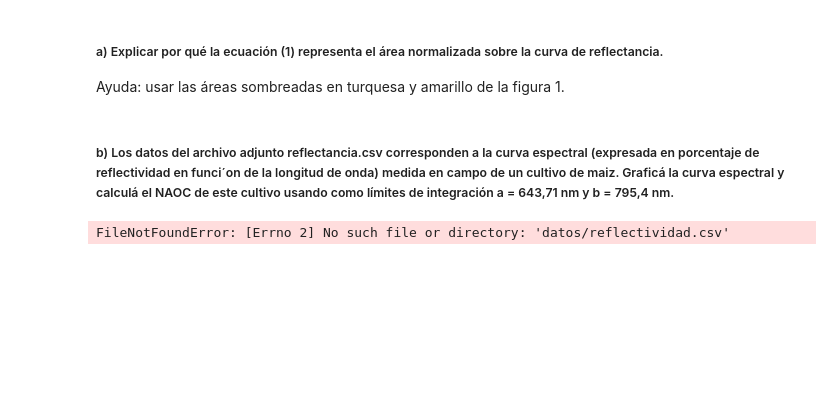
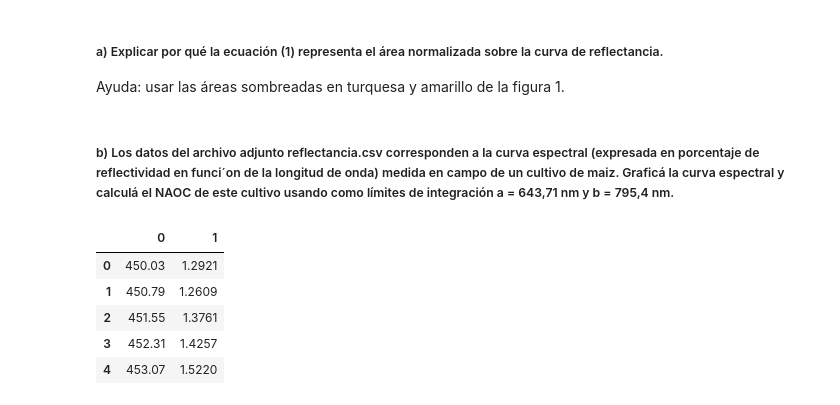
Before and after one commit to francobarrionuevoenv21/MAIE_devs_pub, a Jupyter notebook: MetodosNumericos/TPE1_Clorofila/BarrionuevoFranco_TPE1.ipynb, the cells around one changed output. Drawn from its saved outputs; the diff is of its cells as text; code cells hidden in the pictures; blank space fills up the shorter version.

```diff
--- a/MetodosNumericos/TPE1_Clorofila/BarrionuevoFranco_TPE1.ipynb
+++ b/MetodosNumericos/TPE1_Clorofila/BarrionuevoFranco_TPE1.ipynb
@@ -20,6 +20,15 @@ Ayuda: usar las áreas sombreadas en turquesa y amarillo de la figura 1.
 ##### b) Los datos del archivo adjunto reflectancia.csv corresponden a la curva espectral (expresada en porcentaje de reflectividad en funci´on de la longitud de onda) medida en campo de un cultivo de maiz. Graficá la curva espectral y calculá el NAOC de este cultivo usando como límites de integración a = 643,71 nm y b = 795,4 nm.
 # %%
 # Read reflectancia.csv file with pandas
-data_reflc = pd.read_csv('datos/reflectividad.csv')
+url_reflc = 'https://raw.githubusercontent.com/francobarrionuevoenv21/MAIE_devs_pub/main/MetodosNumericos/TPE1_Clorofila/datos/reflectividad.csv'
+data_reflc = pd.read_csv(url_reflc, header = None)
+
+# Display head dataset
+data_reflc.head(5)
 # %% [output]
-FileNotFoundError: [Errno 2] No such file or directory: 'datos/reflectividad.csv'
+|  | 0 | 1 |
+| 0 | 450.03 | 1.2921 |
+| 1 | 450.79 | 1.2609 |
+| 2 | 451.55 | 1.3761 |
+| 3 | 452.31 | 1.4257 |
+| 4 | 453.07 | 1.5220 |
```
Also changed, not shown: parts of 23 cells of this notebook.
